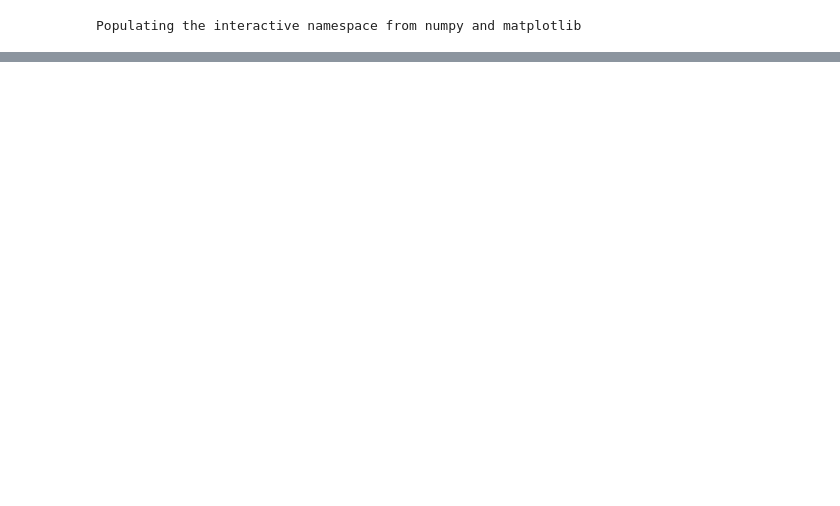
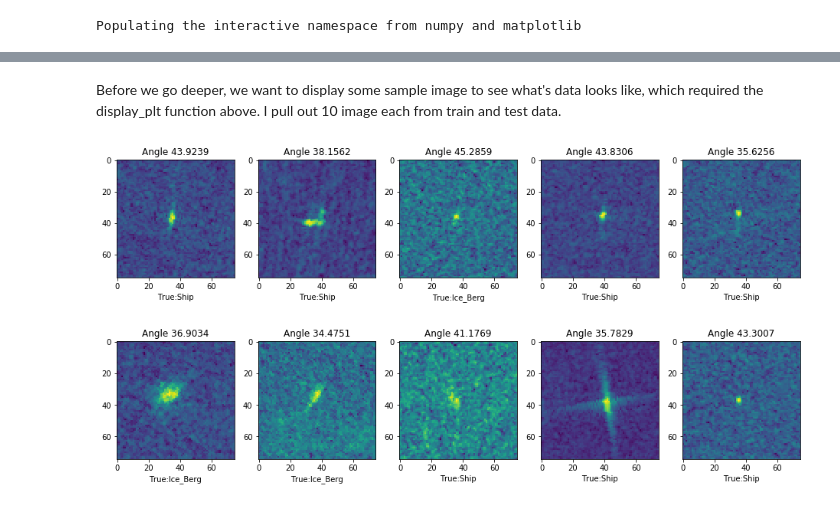
Before and after one commit to Mrcommonzzz/627_Project2, a Jupyter notebook: Project2.ipynb, the cells around one changed output, grey strips where cells are left out. Drawn from its saved outputs; the diff is of its cells as text; code cells hidden in the pictures; blank space fills up the shorter version.

Commit message:
Final report before revise.

```diff
--- a/Project2.ipynb
+++ b/Project2.ipynb
@@ -274,0 +35,34 @@ res_table.to_csv(CSV_FILE, index=False)
+# %%
+# Help function to read in the data and process
+def read_jason(file_path):
+    # Read file with panda json
+    df = pd.read_json(file_path)
+    # convert bad value to a floating point format with the NaN values left in.
+    df['inc_angle'] = pd.to_numeric(df['inc_angle'],errors='coerce')
+    return df
+# %%
+# Help function to process, reshape the data and generate the trianing data
+def get_data(df):
+    # reshape bands, and convert to float32
+    band1 = array([array(band).astype(float32).reshape(75, 75) for band in df["band_1"]])
+    band2 = array([array(band).astype(float32).reshape(75, 75) for band in df["band_2"]])
+    plus = (band1+band2)
+    # Combaine the train data with band1, band2, and sum of band1 and band2,
+    # add newaxis in each band to generate train data shape of (?,75,75,3).
+    train = concatenate([band1[:,:,:,newaxis], band2[:,:,:,newaxis], plus[:,:,:,newaxis]], axis=-1)
+    # Since no need the band data in table, drop them
+    df = df.drop(['band_1', 'band_2'], axis=1)
+    return df, train
+# %%
+# Help function to show plot, just want to see what the data looks like
+# for parameter show, it's just indicate which band to show, 0: band1, 1: band2, 2:sum.
+def display_plt(data, bands, test=False, show=2):
+    figsize(16,8)
+    res = ['Ship', 'Ice_Berg']
+    for idx, band in enumerate(bands[:,:,:,show]):
+        subplot(2,5,idx+1)
+        imshow(band)
+        name = 'Angle ' + str(data.inc_angle[idx])
+        title(name)
+        if not test:
+            xlabel('True:'+ res[data.is_iceberg[idx]])
@@ -274,0 +74,15 @@ res_table.to_csv(CSV_FILE, index=False)
+# %%
+# train data path
+json_path = 'data/processed/train.json'
+train, X_train = get_data(read_jason(json_path))
+# test data path
+test_json_path = 'data/processed/test.json'
+test, X_test = get_data(read_jason(test_json_path))
+# %% [markdown]
+
+Before we go deeper, we want to display some sample image to see what's data looks like, which required the display_plt function above. I pull out 10 image each from train and test data.
+# %%
+# display sample train data
+display_plt(train, X_train[:10])
+# %% [output]
+[figure, added]
```
Also changed, not shown: parts of 101 cells of this notebook.
